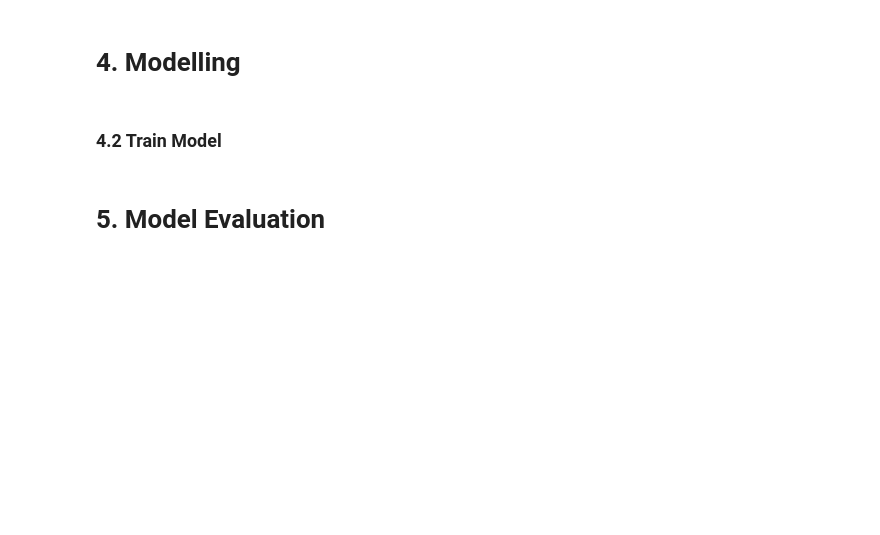
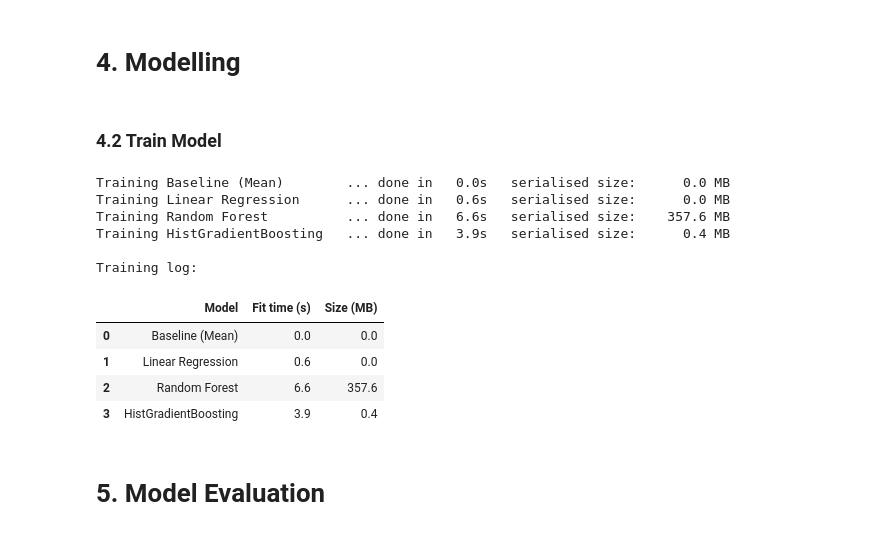
Before and after one commit to Timyi06/TimyiMLDPProject, a Jupyter notebook: MLDP Program Codes Submission Template.ipynb, the cells around one changed output. Drawn from its saved outputs; the diff is of its cells as text; code cells hidden in the pictures; blank space fills up the shorter version.

```diff
--- a/MLDP Program Codes Submission Template.ipynb
+++ b/MLDP Program Codes Submission Template.ipynb
@@ -409,6 +410,46 @@ i did a train-test split because evaluating a model on the same data it trained
 ### 4.2 Train Model
 # %%
 ## Initialise and train model
+
+
+models = {
+    "Baseline (Mean)":      DummyRegressor(strategy="mean"),
+    "Linear Regression":    Pipeline([("scaler", StandardScaler()),
+                                      ("model", LinearRegression())]),
+    "Random Forest":        RandomForestRegressor(n_estimators=100, random_state=42, n_jobs=-1),
+    "HistGradientBoosting": HistGradientBoostingRegressor(random_state=42),
+}
+
+fitted_models = {}
+training_log = []
+
+for name, model in models.items():
+    print(f"Training {name:22s} ...", end=" ", flush=True)
+    start = time.time()
+    model.fit(X_train, y_train)
+    elapsed = time.time() - start
+    size_mb = len(pickle.dumps(model)) / 1e6
+
+    fitted_models[name] = model
+    training_log.append({"Model": name,
+                         "Fit time (s)": round(elapsed, 1),
+                         "Size (MB)": round(size_mb, 1)})
+    print(f"done in {elapsed:5.1f}s   serialised size: {size_mb:8,.1f} MB")
+
+print("\nTraining log:")
+display(pd.DataFrame(training_log))
+# %% [output]
+Training Baseline (Mean)        ... done in   0.0s   serialised size:      0.0 MB
+Training Linear Regression      ... done in   0.6s   serialised size:      0.0 MB
+Training Random Forest          ... done in   6.6s   serialised size:    357.6 MB
+Training HistGradientBoosting   ... done in   3.9s   serialised size:      0.4 MB
+
+Training log:
+|  | Model | Fit time (s) | Size (MB) |
+| 0 | Baseline (Mean) | 0.0 | 0.0 |
+| 1 | Linear Regression | 0.6 | 0.0 |
+| 2 | Random Forest | 6.6 | 357.6 |
+| 3 | HistGradientBoosting | 3.9 | 0.4 |
 # %% [markdown]
 # 5. Model Evaluation
 # %%
```
Also changed, not shown: parts of 6 cells of this notebook.
